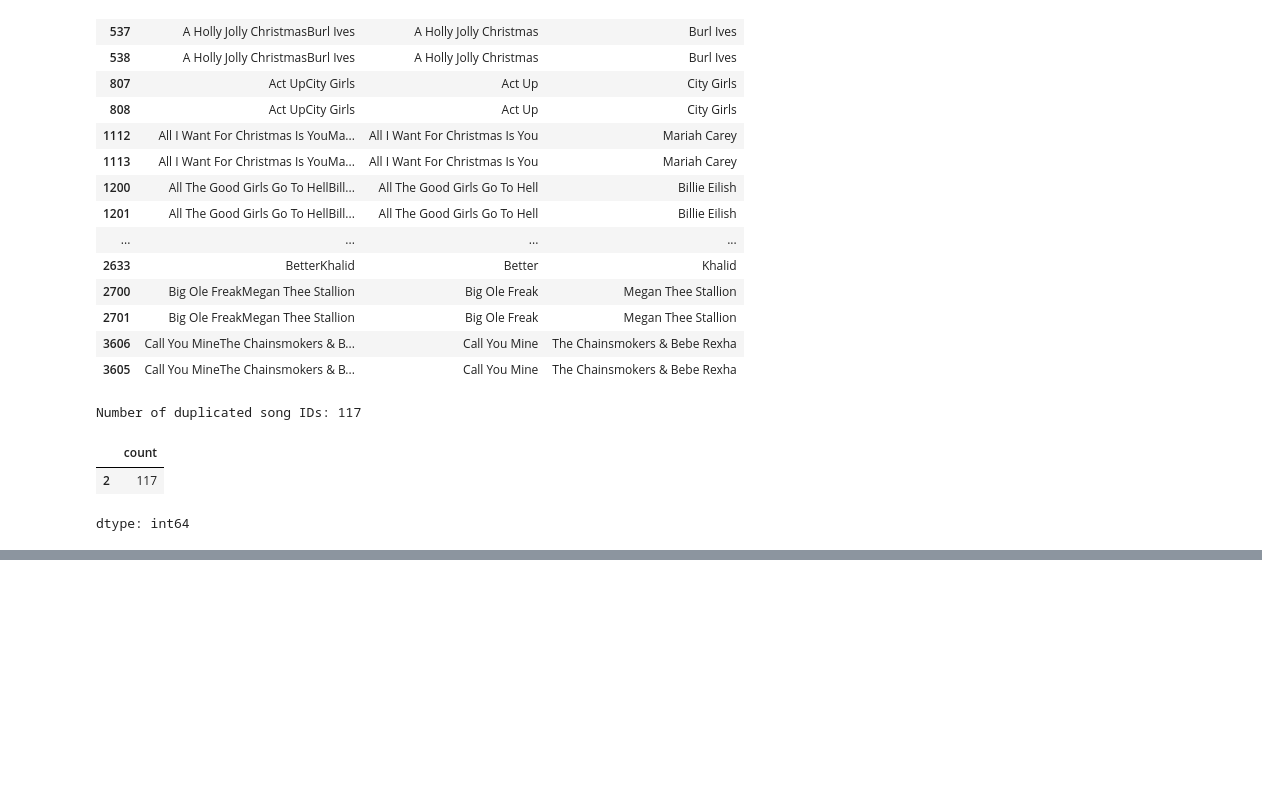
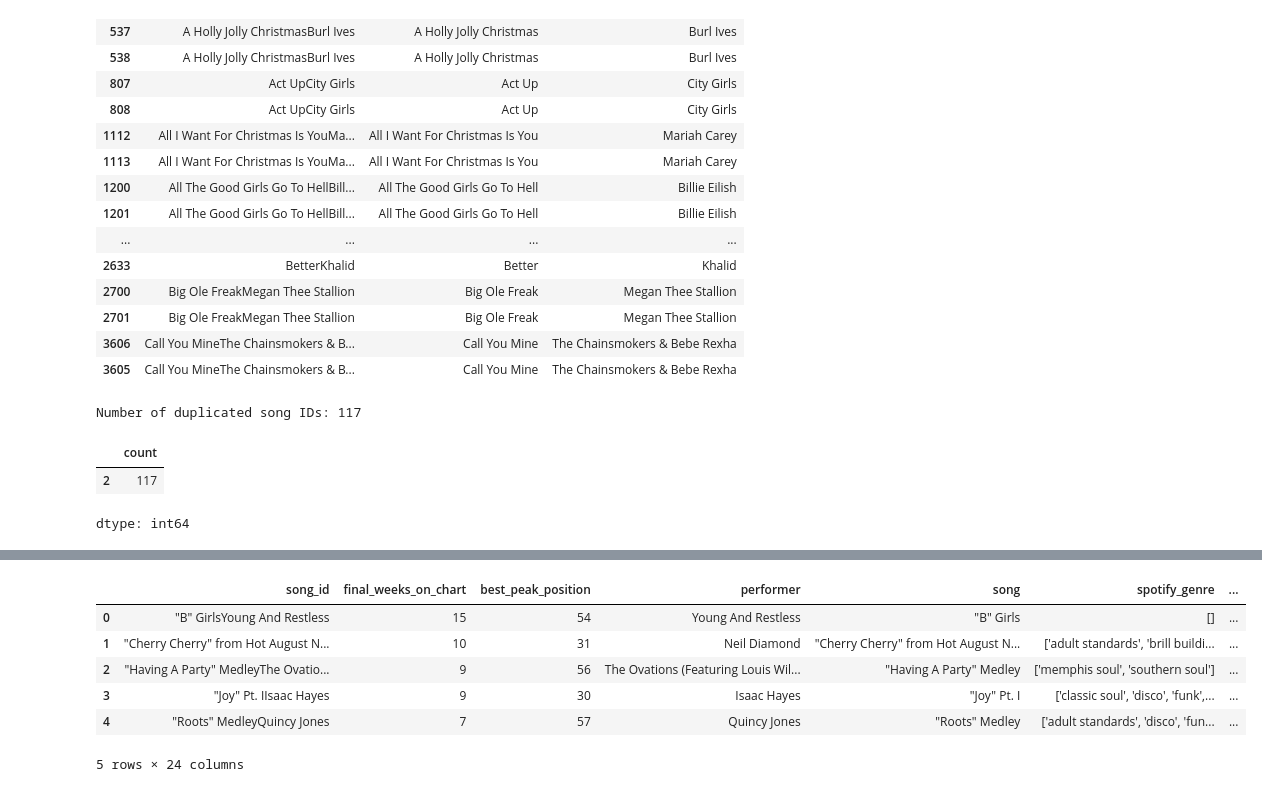
Before and after one commit to rheahalebeed/BA305-A3-Billboard-Spotify-Project, a Jupyter notebook: BA305ProjectCode.ipynb, the cells around one changed output, grey strips where cells are left out. Saved outputs shown, nothing was run; the diff lists cells and outputs as text; code cells hidden in the pictures; blank space fills up the shorter version.

```diff
--- a/BA305ProjectCode.ipynb
+++ b/BA305ProjectCode.ipynb
@@ -150,0 +386,10 @@ duplicates.head(10).T
+# %%
+data.head()
+# %% [output]
+|  | song_id | final_weeks_on_chart | best_peak_position | performer | song | spotify_genre | ... |
+| 0 | "B" GirlsYoung And Restless | 15 | 54 | Young And Restless | "B" Girls | [] | ... |
+| 1 | "Cherry Cherry" from Hot August N... | 10 | 31 | Neil Diamond | "Cherry Cherry" from Hot August N... | ['adult standards', 'brill buildi... | ... |
+| 2 | "Having A Party" MedleyThe Ovatio... | 9 | 56 | The Ovations (Featuring Louis Wil... | "Having A Party" Medley | ['memphis soul', 'southern soul'] | ... |
+| 3 | "Joy" Pt. IIsaac Hayes | 9 | 30 | Isaac Hayes | "Joy" Pt. I | ['classic soul', 'disco', 'funk',... | ... |
+| 4 | "Roots" MedleyQuincy Jones | 7 | 57 | Quincy Jones | "Roots" Medley | ['adult standards', 'disco', 'fun... | ... |
+5 rows × 24 columns
```
Also changed, not shown: parts of 11 cells of this notebook.
